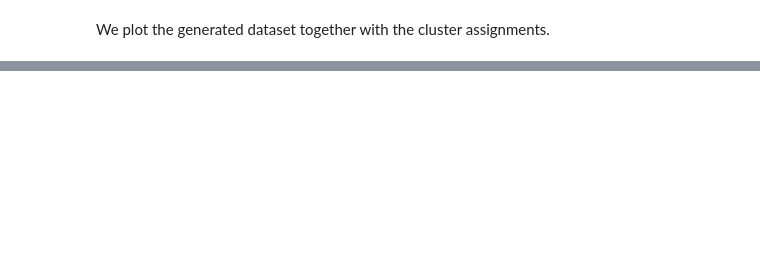
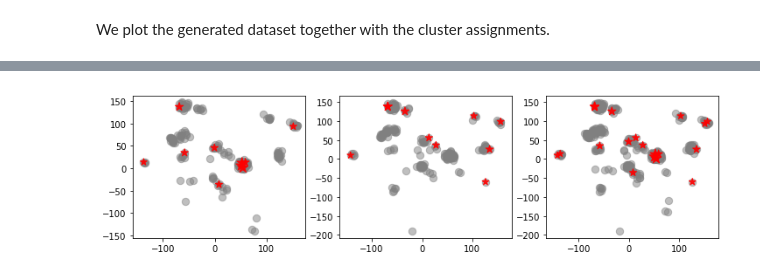
Before and after one commit to zalanborsos/coresets, a Jupyter notebook: examples/kmeans.ipynb, the cells around one changed output, grey strips where cells are left out. Drawn from its saved outputs; the diff is of its cells as text; code cells hidden in the pictures; blank space fills up the shorter version.

```diff
--- a/examples/kmeans.ipynb
+++ b/examples/kmeans.ipynb
@@ -87,0 +115,24 @@ plotting.plot_2d_points_and_coreset(X, C, w)
+# %%
+np.random.seed(0)
+n = 500
+X, true_k, assignment = datagen.crp(n=n, alpha=7)
+coreset_size = 10
+X1, X2 = X[:n/2], X[n/2:]
+km_coreset_gen_1 = coresets.KMeansCoreset(X1)
+km_coreset_gen_2 = coresets.KMeansCoreset(X2)
+C1, w1 = km_coreset_gen_1.generate_coreset(coreset_size)
+C2, w2 = km_coreset_gen_2.generate_coreset(coreset_size)
+
+# merging is just stacking
+C, w = np.vstack([C1, C2]), np.hstack([w1, w2])
+
+# plotting
+plt.figure(figsize=(12, 3))
+plt.subplot(131)
+plotting.plot_2d_points_and_coreset(X1, C1, w1)
+plt.subplot(132)
+plotting.plot_2d_points_and_coreset(X2, C2, w2)
+plt.subplot(133)
+plotting.plot_2d_points_and_coreset(X, C, w)
+# %% [output]
+[figure, added]
```
Also changed, not shown: parts of 17 cells of this notebook, 1 other file.
